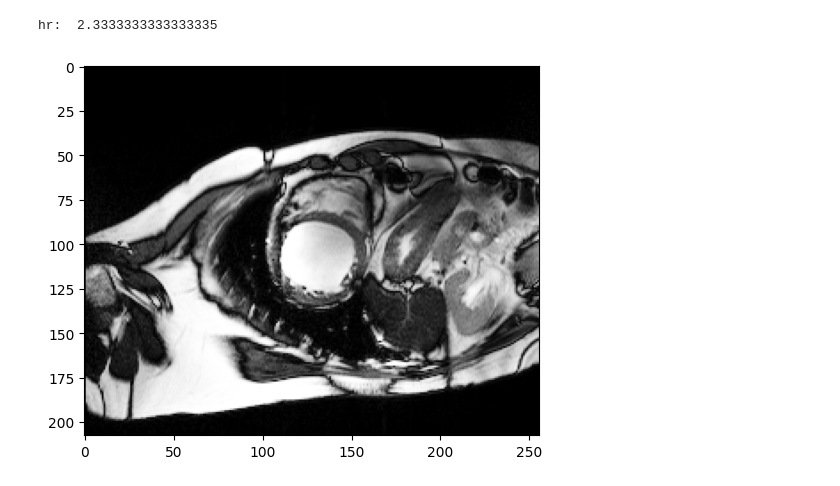
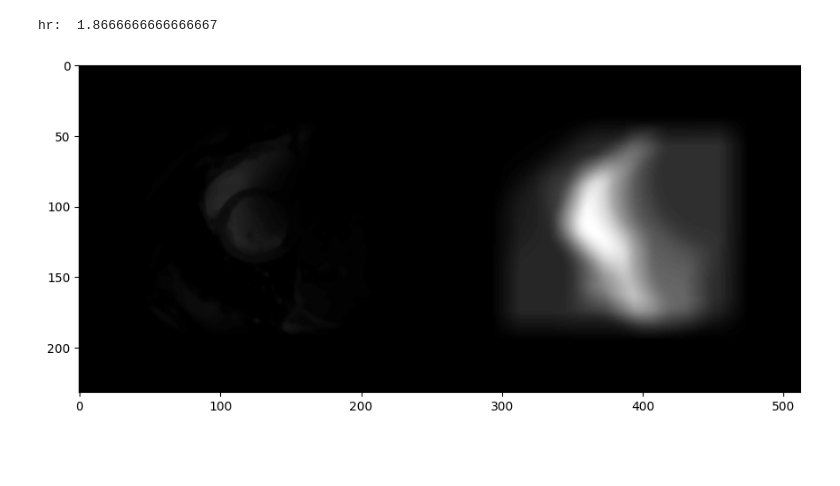
Before and after one commit to Bastaxeloux/proj3dt, a Jupyter notebook: metrics.ipynb, the cells around one changed output. Saved outputs shown, nothing was run; the diff lists cells and outputs as text; code cells hidden in the pictures; blank space fills up the shorter version.

```diff
--- a/metrics.ipynb
+++ b/metrics.ipynb
@@ -15,9 +15,9 @@ from ipywidgets import interact
 import ipywidgets as widgets
 # %%
 Tps = 0
-Slice = 5
+Slice = 11//3
 
-num = 10
+num = 6
 
 
 
@@ -25,34 +25,66 @@ num = 10
 def load_patient(num):
     with open(f'database/patient{num:03}/info.cfg') as f:
         info = [line.replace("\n", "").replace(":", "").split(" ") for line in f]
         for i in range(len(info)):
             if info[i][1].isnumeric():
                 info[i][1] = int(info[i][1])
 
     patient = tio.Subject(
         img=tio.ScalarImage(f'database/patient{num:03}/patient{num:03}_4d.nii.gz'),
         gt=tio.LabelMap(f'database/patient{num:03}/patient{num:03}_frame{dict(info)["ED"]:02}_gt.nii.gz'),
         info = dict(info)
     )
     return patient
 
 
 
 def normalize(img4d):
     hist = torch.linspace(0, 1, img4d.shape[1]*img4d.shape[2]*img4d.shape[3])
     hist = torch.pow(hist, 5)*(6-5*hist)
     for t in range(img4d.shape[0]):
         indexs = torch.unravel_index(torch.argsort(img4d[t].flatten()), img4d[t].shape)
         img4d[t][indexs] = hist
 
+def tf_mask2(image4d, Tps=Tps, Slice=Slice, heartrate=2):
+    fft_img = torch.fft.fft(image4d, axis=0)
+    filtred = fft_img
+    # interpolation frequance cardiaque
+    heartrate_i = int(heartrate)
+    heartrate_f = heartrate - heartrate_i
+    filtred[:heartrate_i, :, :, :] = 0.0
+    filtred[heartrate_i+1:, :, :, :] = 0.0
+    filtred[heartrate_i] *= (1-heartrate_f)
+    filtred[heartrate_i+1] *= heartrate_f
+
+    timg2 = torch.abs(torch.fft.ifft(filtred, axis=0))
+
+    mask = np.array(timg2[Tps, :, :, Slice])
+    mask = np.uint8(2*mask/np.max(mask)*255)
+    kernel = cv2.getStructuringElement(cv2.MORPH_ELLIPSE,(75,75))
+
+    #mask = cv2.medianBlur(mask,3)
+    mask = cv2.dilate(mask, cv2.getStructuringElement(cv2.MORPH_ELLIPSE,(75,75)), 1)
+    mask = cv2.erode(mask, cv2.getStructuringElement(cv2.MORPH_ELLIPSE,(95,95)), 1, borderType=cv2.BORDER_CONSTANT, borderValue=0)
+    mask = cv2.blur(mask,(21, 21))
+
+
+
+
+    img_m = np.array(image4d[Tps, :, :, Slice], dtype=np.float64)
+    img_m = np.uint8(img_m/np.max(img_m)*np.float64(mask))
+    img_m = cv2.medianBlur(img_m,5)
+    return img_m, mask
 
 patient = load_patient(num)
 t_img = patient.img.data.clone().detach()
-normalize(t_img)
+img_m, mask = tf_mask2(t_img, heartrate=t_img.shape[0] / (patient.info["ES"] - patient.info["ED"]))
+#normalize(t_img)
+plt.figure().set_figwidth(15)
 plt.imshow(t_img[Tps,:,:,Slice], cmap='gray')
+plt.imshow(np.concatenate([img_m, mask], axis=1), cmap='gray')
 
 print("hr: ", t_img.shape[0] / (patient.info["ES"] - patient.info["ED"]))
 # %% [output]
-hr:  2.3333333333333335
+hr:  1.8666666666666667
-[figure, old version]
+[figure, new version]
 # %%
```
Also changed, not shown: parts of 12 cells of this notebook.
